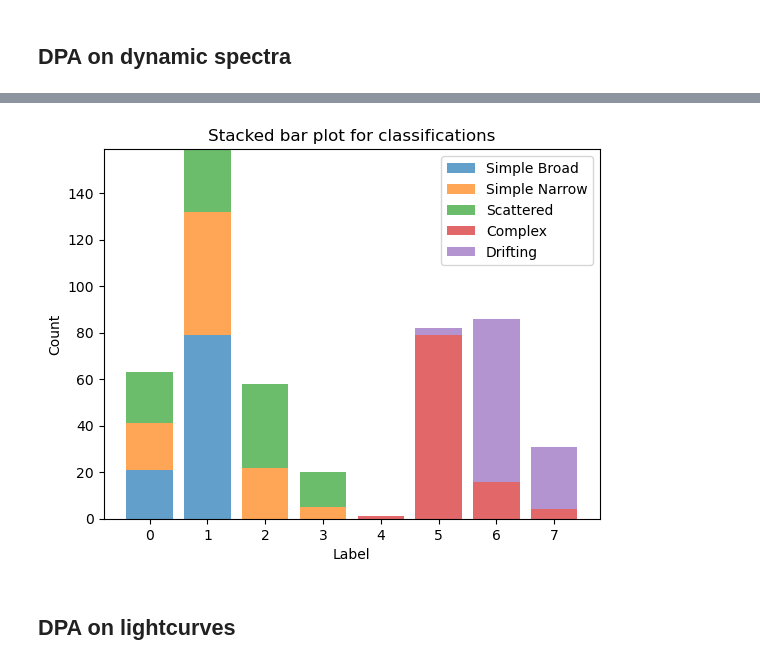
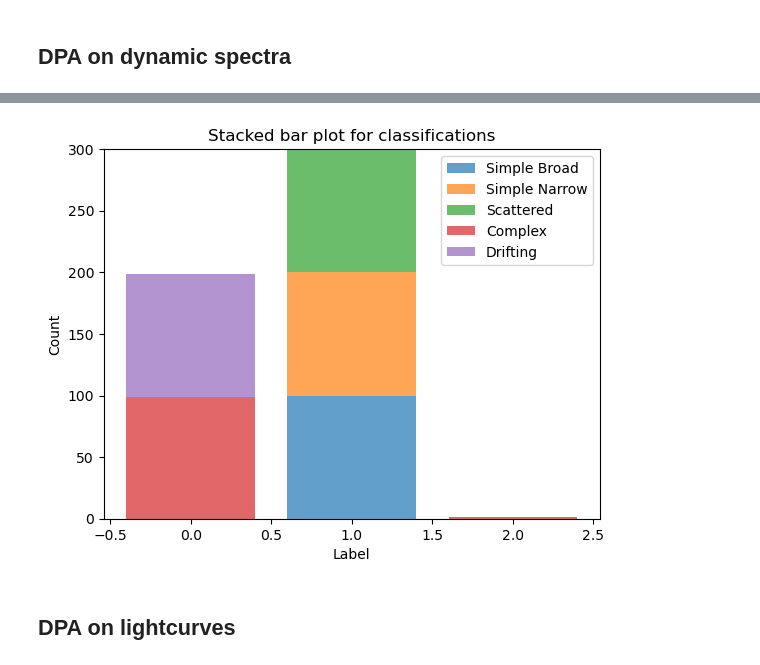
Before and after one commit to SRON-API-DataMagic/Rep_Learn_FRB, a Jupyter notebook: Analysis/DPA.ipynb, the cells around one changed output, grey strips where cells are left out. Drawn from its saved outputs; the diff is of its cells as text; code cells hidden in the pictures.

```diff
--- a/Analysis/DPA.ipynb
+++ b/Analysis/DPA.ipynb
@@ -40,7 +44,7 @@ combined_data = np.concatenate(data, axis=0)
 # Reshape the combined data for DPA
 combined_data_2d = combined_data.reshape(-1, 1024 * 512)
 # %%
-est = DPA.DensityPeakAdvanced(Z=0.5)
+est = DPA.DensityPeakAdvanced(Z=10)
 # %%
 est.fit(combined_data_2d)
 # %% [output]
@@ -92,30 +80,31 @@ array([1, 0, 1, 1, 0, 1, 1, 1, 0, 0, 1, 1, 1, 1, 1, 1, 1, 1, 1, 1, 1, 1,
 # %%
-labels = est.labels_
+labels = [label if label >= 0 else 10 for label in est.labels_]
+
 
 # Number of classes (assuming each class has 100 labels)
 num_classes = int(len(labels) / 100)
 
 # Reshape the labels into a 2D array where each row corresponds to a class
 labels_2d = np.array(labels).reshape(num_classes, -1)
 
 # Count the occurrences of each label in each class
 class_counts = [np.bincount(class_labels, minlength=np.max(labels) + 1) for class_labels in labels_2d]
 
 # Plot a stacked bar plot for each class
 bottom = np.zeros(np.max(labels) + 1)
 for i, counts in enumerate(class_counts):
     plt.bar(range(len(counts)), counts, bottom=bottom, alpha=0.7, label=f'Class {i}')
     bottom += counts
 
 class_names = ["Simple Broad", "Simple Narrow", "Scattered", "Complex", "Drifting"]
 
 plt.xlabel('Label')
 plt.ylabel('Count')
 plt.legend(class_names)
 plt.title('Stacked bar plot for classifications')
 plt.show()
 # %% [output]
-[figure, old version]
+[figure, new version]
 # %% [markdown]
 ## DPA on lightcurves
 # %%
```
Also changed, not shown: parts of 7 cells of this notebook, 3 other files.
